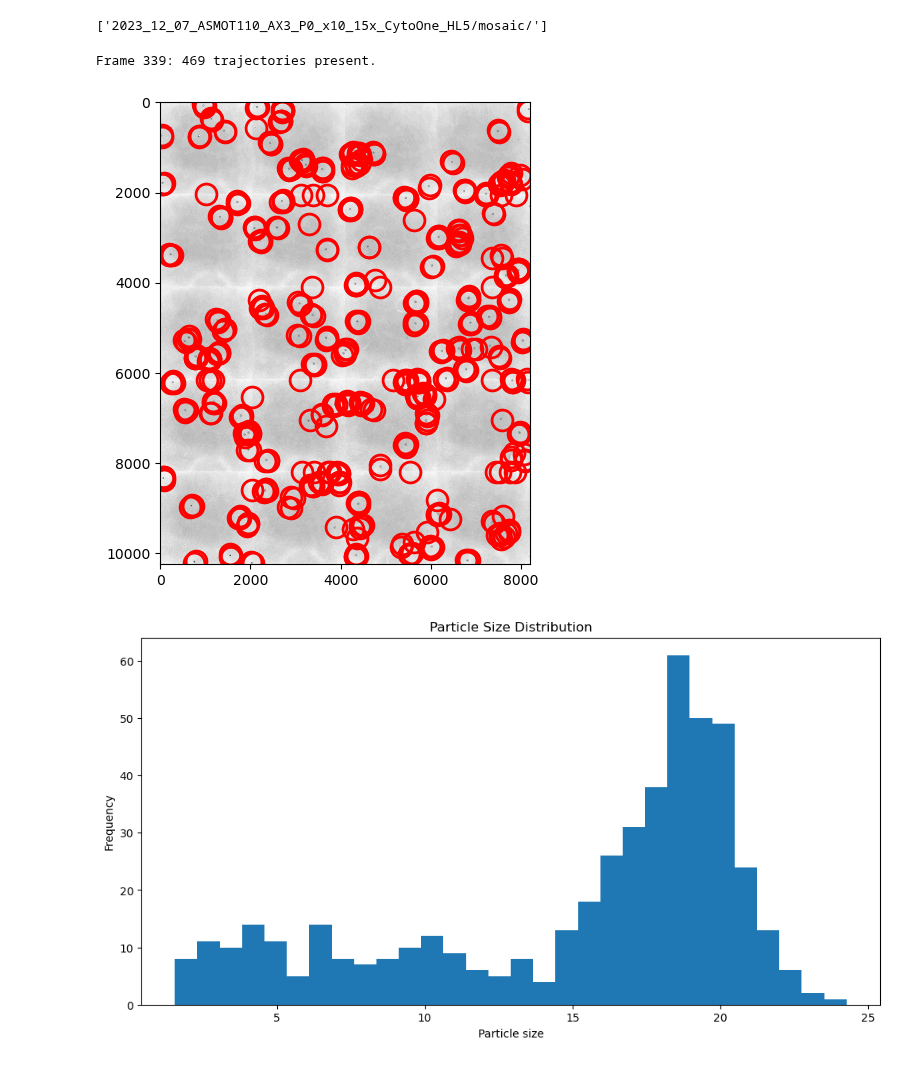
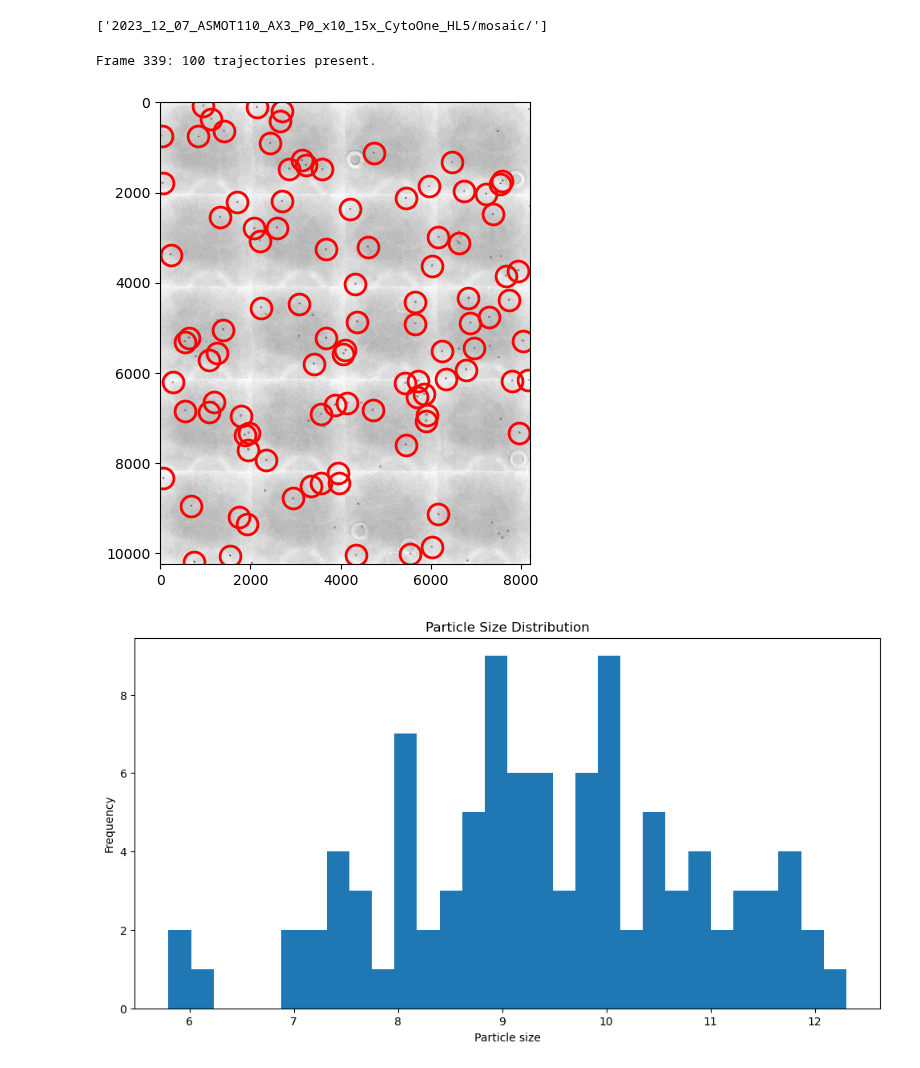
Before and after one commit to Alex-code-lab/tracking_and_analyze, a Jupyter notebook: tracking_parameters_optimisation.ipynb, the cells around one changed output. Cells and saved outputs as stored; diff of their text form; code cells hidden in the pictures.

Commit message:
2024_01_27_ChangerTopn

```diff
--- a/tracking_parameters_optimisation.ipynb
+++ b/tracking_parameters_optimisation.ipynb
@@ -24,31 +24,39 @@ from skimage import util
 # Consolidated parameters
 PARAMS = {
         # Préparation images
-        'GaussianBlur': (20, 20), #  (5, 5),
+        'GaussianBlur': (19, 19), #  (5, 5),
         'sigmaX': 10,
         'sigmaY': 10,
         'threshold': 5, # 10  # 40,
         'percentile': 10, #10,
         'lenght_study': 50, # Découpage de la manip en nombre de frale pour favoriser l'étude (performence ordi)
+        'smoothing_size': None,
+        'invert': True,
+        'preprocess': True,
+        'characterize': True,
+        'filter_before': None,
+        'filter_after': None,
         # Paramètres Manip
-        'pixel_size': 0.637,  # 1.2773,
-        'frame_interval': 15,
+        'pixel_size': 0.637,  # 1.2773, # en um
+        'frame_interval': 15, # temps entre chaque frame
         'long_time': False,
         'max_frame': 340, # 340, #340 # Nombre de frame d'étude max.
         'min_frames': 150, #150, # Nombre de frame sur laquelle doit être suivie une cellule
+        'topn': 100, # None, # Nombre de particules max à détecter
 
         # Détéction particules
         'diameter': 65,  # 15, # Diamètres évalué des particules
-        'max_displacement': 80, # 35, # 25, # Déplacement maximal des cellules entre deux images (en pixel)
-        'search_range': 80, #  30, #  20 # même chose
+        'max_displacement': 30, # 35, # 25, # Déplacement maximal des cellules entre deux images (en pixel)
+        'search_range': 30, #  30, #  20 # même chose
         'minmass': 10, #  Mass minimale mesurée des cellules
         'max_size': 80, # 25, # Taille maximum de la particule
         'separation': 20, # 9, # distance mimimanl pour séparé deux objets
-        'noise_size': 10,  # 7, # 7, # taille des particules à exclure
+        'noise_size': 15,  # 7, # 7, # taille des particules à exclure
         'max_iterations': 15, # Nombre d'itérations max pour résoudre un sous-réseau (déterminer les trajectoires entre 2 cellules)
         'memory': 15, # Nombre de frame au dela de laquelle on oublie la cellule
-        'characterize': True,
         'engine': 'auto',
+
+        # Format et chemins
         'remove_exts': ['.jpg', '.svg', 'hdf5', '.png'],
         'data_dir': '/Users/souchaud/Desktop/A_Analyser/CytoOne_HL5_10x/',
         # 'data_dir': '/Volumes/Labo_Alex_Mac/A_analyser/CytoOne_HL5/',
@@ -132,6 +140,7 @@ def process_experiment(exp_name, PARAMS):
     else:
         nbr_frame_study_total = len(os.listdir(experiment_data_dir))
 
+    lenght_study = PARAMS['lenght_study']
     if nbr_frame_study_total > lenght_study:
         number = lenght_study
         while number < nbr_frame_study_total:
@@ -299,14 +308,14 @@ def process_experiment(exp_name, PARAMS):
 # %%
 def main():
     """Process all experiments."""
     for exp_name in EXPERIMENT_NAMES:
         print(exp_name)
-        process_experiment(exp_name, PARAMS, lenght_study=PARAMS['lenght_study'])
+        process_experiment(exp_name, PARAMS)
 
 
 if __name__ == '__main__':
     main()
 # %% [output]
-Frame 339: 469 trajectories present.
+Frame 339: 100 trajectories present.
-[figure, old version]
+[figure, new version]
-[figure, old version]
+[figure, new version]
```
Also changed, not shown: parts of 2 cells of this notebook.
